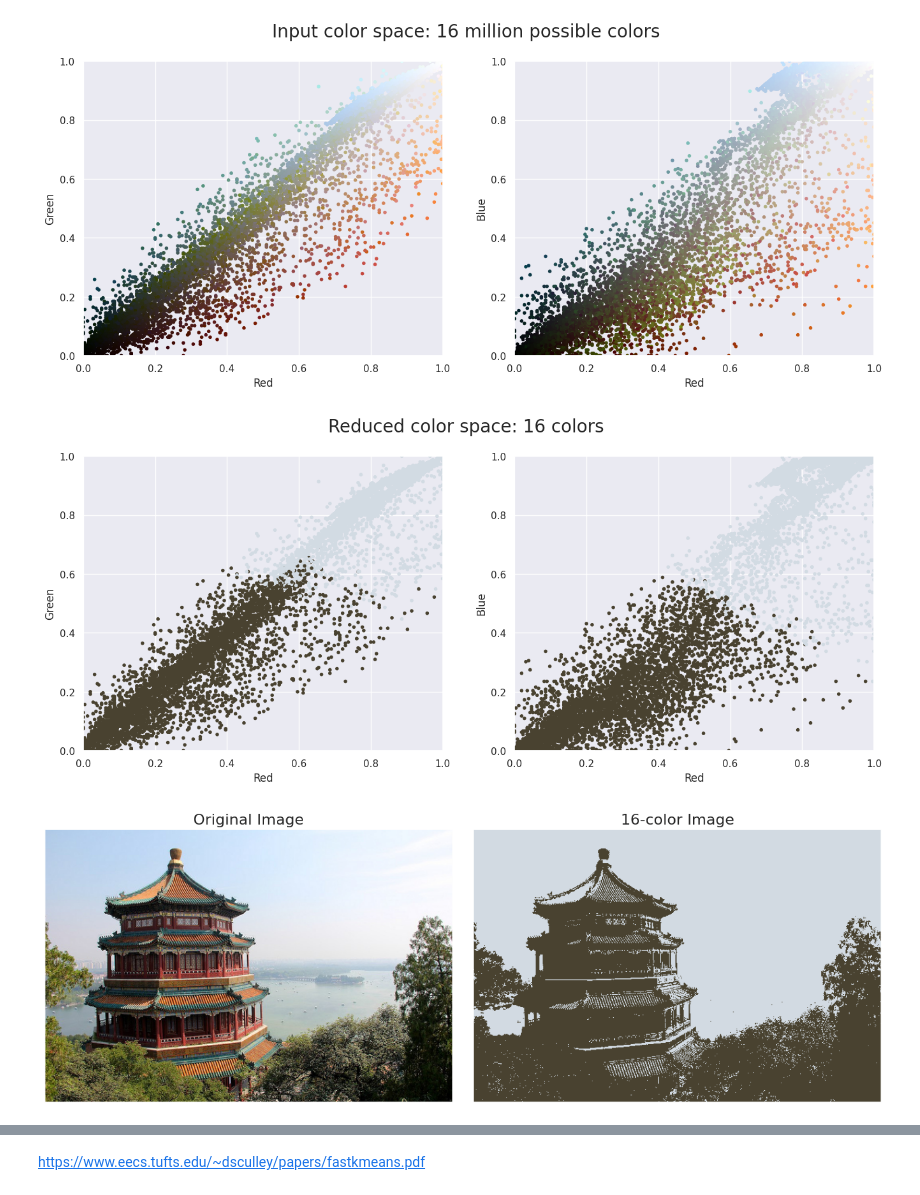
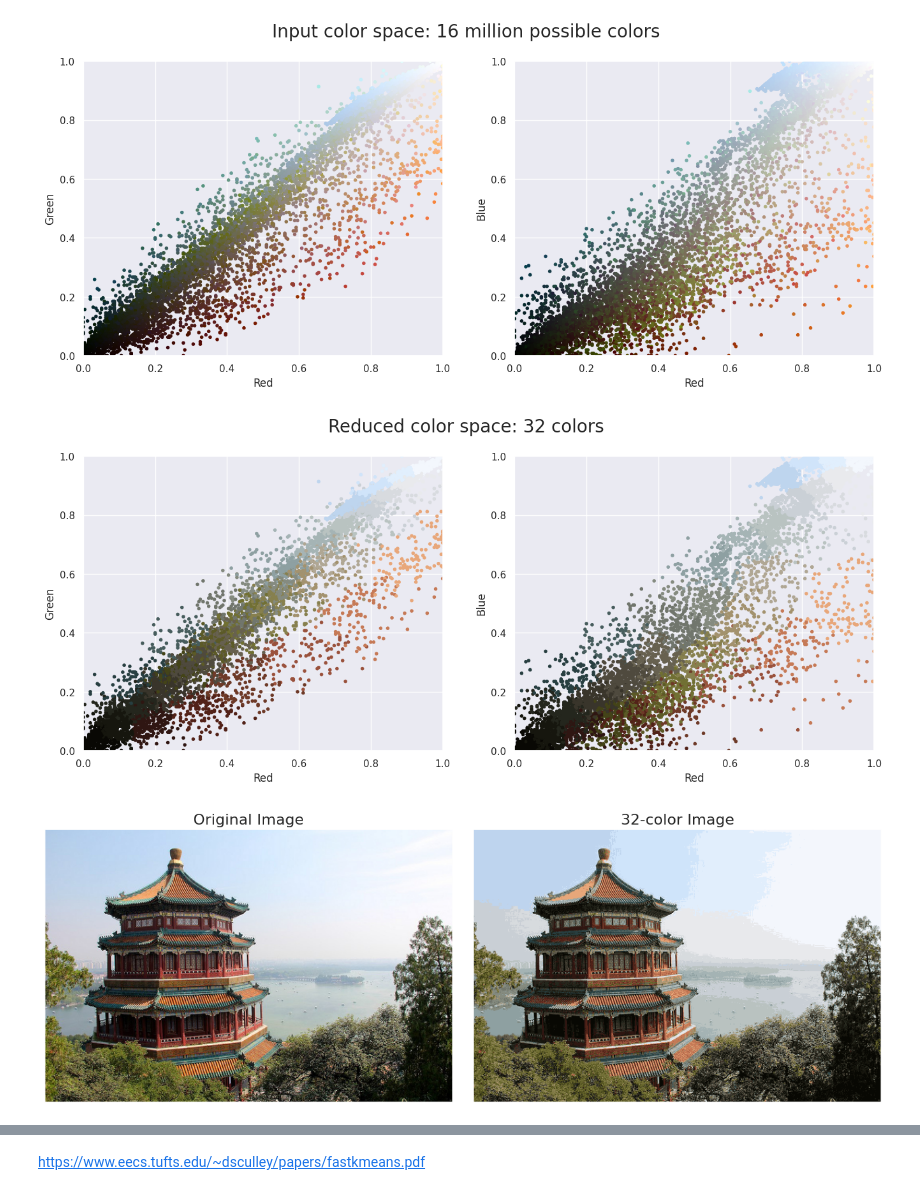
Before and after one commit to ekaratnida/Applied-machine-learning, a Jupyter notebook: Week14-kmeans/K-means.ipynb, the cells around one changed output, grey strips where cells are left out. Drawn from its saved outputs; the diff is of its cells as text; code cells hidden in the pictures.

```diff
--- a/Week14-kmeans/K-means.ipynb
+++ b/Week14-kmeans/K-means.ipynb
@@ -292,22 +292,23 @@ plot_pixels(data, title='Input color space: 16 million possible colors')
 import warnings; warnings.simplefilter('ignore')  # Fix NumPy issues.
 
 from sklearn.cluster import MiniBatchKMeans
-mbkmeans = MiniBatchKMeans(2)
+k = 32
+mbkmeans = MiniBatchKMeans(k)
 mbkmeans.fit(data)
 #print(mbkmeans.cluster_centers_)
 new_colors = mbkmeans.cluster_centers_[mbkmeans.predict(data)]
-plot_pixels(data, colors=new_colors, title="Reduced color space: 16 colors")
+plot_pixels(data, colors=new_colors, title=f"Reduced color space: {k} colors")
 
 #https://www.eecs.tufts.edu/~dsculley/papers/fastkmeans.pdf
 # %% [output]
-[figure, old version]
+[figure, new version]
 # %%
 china_recolored = new_colors.reshape(china.shape)
 fig, ax = plt.subplots(1, 2, figsize=(16, 6), subplot_kw=dict(xticks=[], yticks=[]))
 fig.subplots_adjust(wspace=0.05)
 ax[0].imshow(china)
 ax[0].set_title('Original Image', size=16)
 ax[1].imshow(china_recolored)
-ax[1].set_title('16-color Image', size=16);
+ax[1].set_title(f'{k}-color Image', size=16);
 # %% [output]
-[figure, old version]
+[figure, new version]
```
Also changed, not shown: parts of 9 cells of this notebook.
